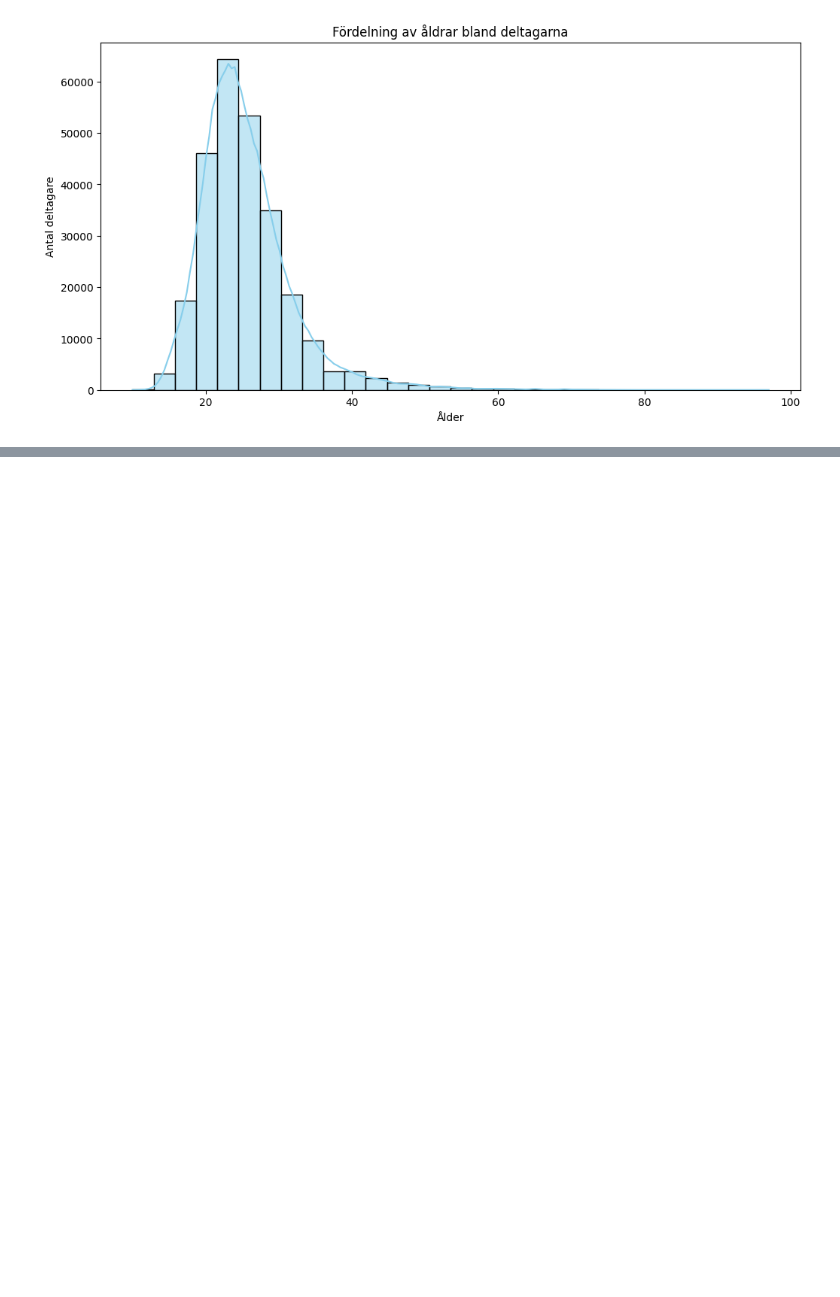
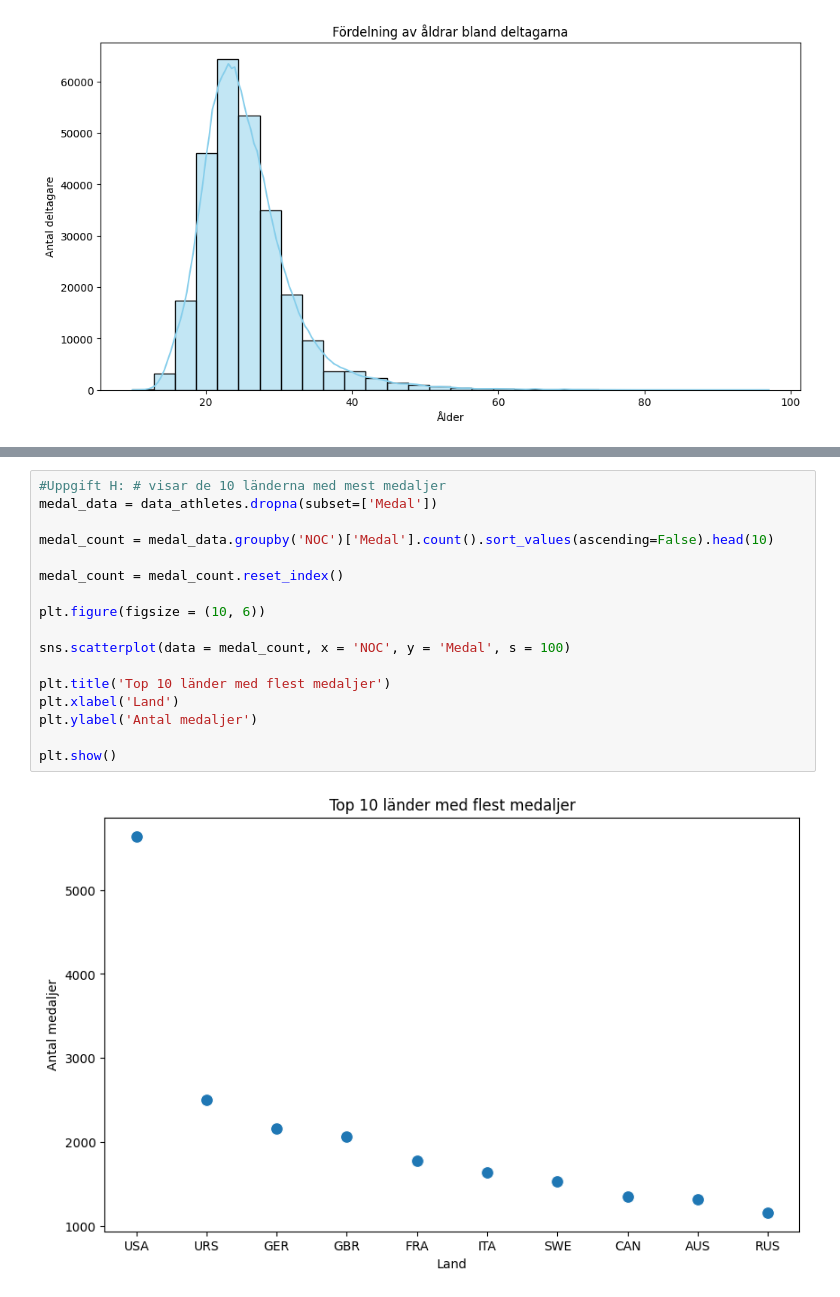
Before and after one commit to n3ted/Project-OS-USA, a Jupyter notebook: Uppgifter_0_4/Uppgift-0.ipynb, the cells around one changed output, grey strips where cells are left out. Drawn from its saved outputs; the diff is of its cells as text; blank space fills up the shorter version.

```diff
--- a/Uppgifter_0_4/Uppgift-0.ipynb
+++ b/Uppgifter_0_4/Uppgift-0.ipynb
@@ -87,0 +103,19 @@ plt.show()
+# %%
+#Uppgift H: # visar de 10 länderna med mest medaljer
+medal_data = data_athletes.dropna(subset=['Medal'])
+
+medal_count = medal_data.groupby('NOC')['Medal'].count().sort_values(ascending=False).head(10)
+
+medal_count = medal_count.reset_index()
+
+plt.figure(figsize = (10, 6))
+
+sns.scatterplot(data = medal_count, x = 'NOC', y = 'Medal', s = 100)
+
+plt.title('Top 10 länder med flest medaljer')
+plt.xlabel('Land')
+plt.ylabel('Antal medaljer')
+
+plt.show()
+# %% [output]
+[figure, added]
```
Also changed, not shown: parts of 1 cell of this notebook.
